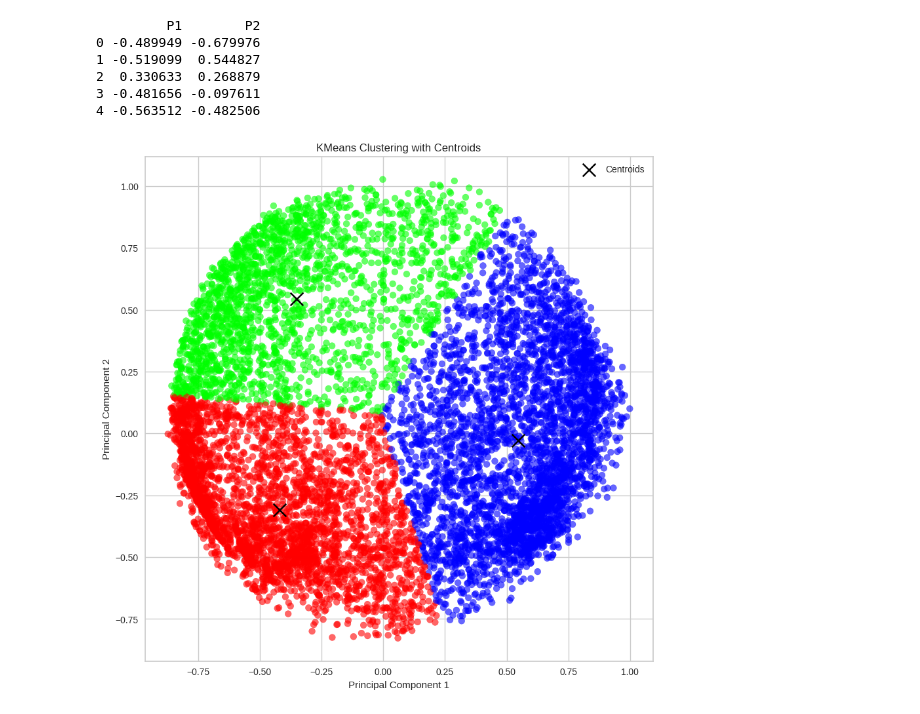
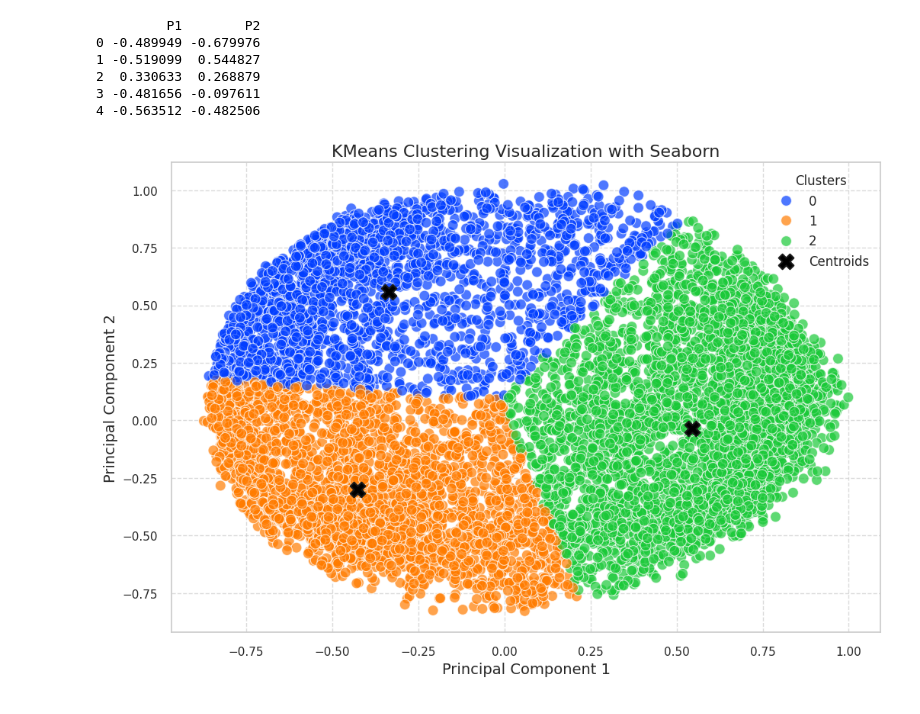
Before and after one commit to eksq1/dodo, a Jupyter notebook: inclass/010_K_means_094(1_2)_2활용.ipynb, the cells around one changed output. Cells and saved outputs as stored; diff of their text form; code cells hidden in the pictures.

```diff
--- a/inclass/010_K_means_094(1_2)_2활용.ipynb
+++ b/inclass/010_K_means_094(1_2)_2활용.ipynb
@@ -194,37 +194,43 @@ print(X_principal.head())
 db_default = DBSCAN(eps = 0.0375, min_samples = 3).fit(X_principal)   # 모델 생성 및 훈련
 labels = db_default.labels_        # 각 데이터 포인트에 할당된 모든 클러스터 레이블의 넘파일 배열을 Labels에 저장
 # %%
+import seaborn as sns
+import matplotlib.pyplot as plt
 from sklearn.cluster import KMeans
-from matplotlib.colors import ListedColormap
 
-# 클러스터 수와 KMeans 모델 적용
+# 클러스터 수 설정 및 KMeans 모델 적용
 num_clusters = 3
-kmeans = KMeans(n_clusters=num_clusters)
+kmeans = KMeans(n_clusters=num_clusters, random_state=42)
 kmeans.fit(X_principal)
 
-# 각 데이터 포인트의 레이블 및 클러스터 중심
+# 각 데이터 포인트의 레이블 및 클러스터 중심점
 cluster_labels = kmeans.labels_
 cluster_centers = kmeans.cluster_centers_
 
-# 색상 맵핑 (예: 빨강, 초록, 파랑)
-colors = ListedColormap(['#FF0000', '#00FF00', '#0000FF'])
+# 시각화 개선을 위해 seaborn 스타일 설정
+sns.set(style="whitegrid")
 
-# 그래프 크기 설정
-plt.figure(figsize=(10, 10))
+# 클러스터 결과를 시각화
+plt.figure(figsize=(12, 8))
 
-# 클러스터 레이블에 따른 데이터 플로팅
-plt.scatter(X_principal['P1'], X_principal['P2'], c=cluster_labels, cmap=colors, s=50, alpha=0.6)
+# scatterplot을 사용하여 데이터 포인트를 클러스터별로 구분하고 시각화
+sns.scatterplot(x=X_principal['P1'], y=X_principal['P2'], hue=cluster_labels, palette='bright', s=100, alpha=0.7, edgecolor='w')
 
-# 각 클러스터의 중심 표시 (검은색 x 마커)
-plt.scatter(cluster_centers[:, 0], cluster_centers[:, 1], c='black', marker='x', s=200, label='Centroids')
+# 클러스터의 중심점 표시
+plt.scatter(cluster_centers[:, 0], cluster_centers[:, 1], c='black', marker='X', s=200, edgecolor='k', linewidth=1.5, label='Centroids')
 
-# 축 레이블 및 범례 설정
-plt.xlabel('Principal Component 1')
-plt.ylabel('Principal Component 2')
-plt.title('KMeans Clustering with Centroids')
-plt.legend()
+# 축 레이블 및 그래프 제목 설정
+plt.xlabel('Principal Component 1', fontsize=14)
+plt.ylabel('Principal Component 2', fontsize=14)
+plt.title('KMeans Clustering Visualization with Seaborn', fontsize=16)
+
+# 범례 설정
+plt.legend(loc='upper right', fontsize=12, title='Clusters')
+
+# 그리드 및 스타일 향상
+plt.grid(True, linestyle='--', alpha=0.7)
 plt.show()
 # %% [output]
-[figure, old version]
+[figure, new version]
 # %%
 # 모델 튜닝2
```
Also changed, not shown: parts of 2 cells of this notebook.
